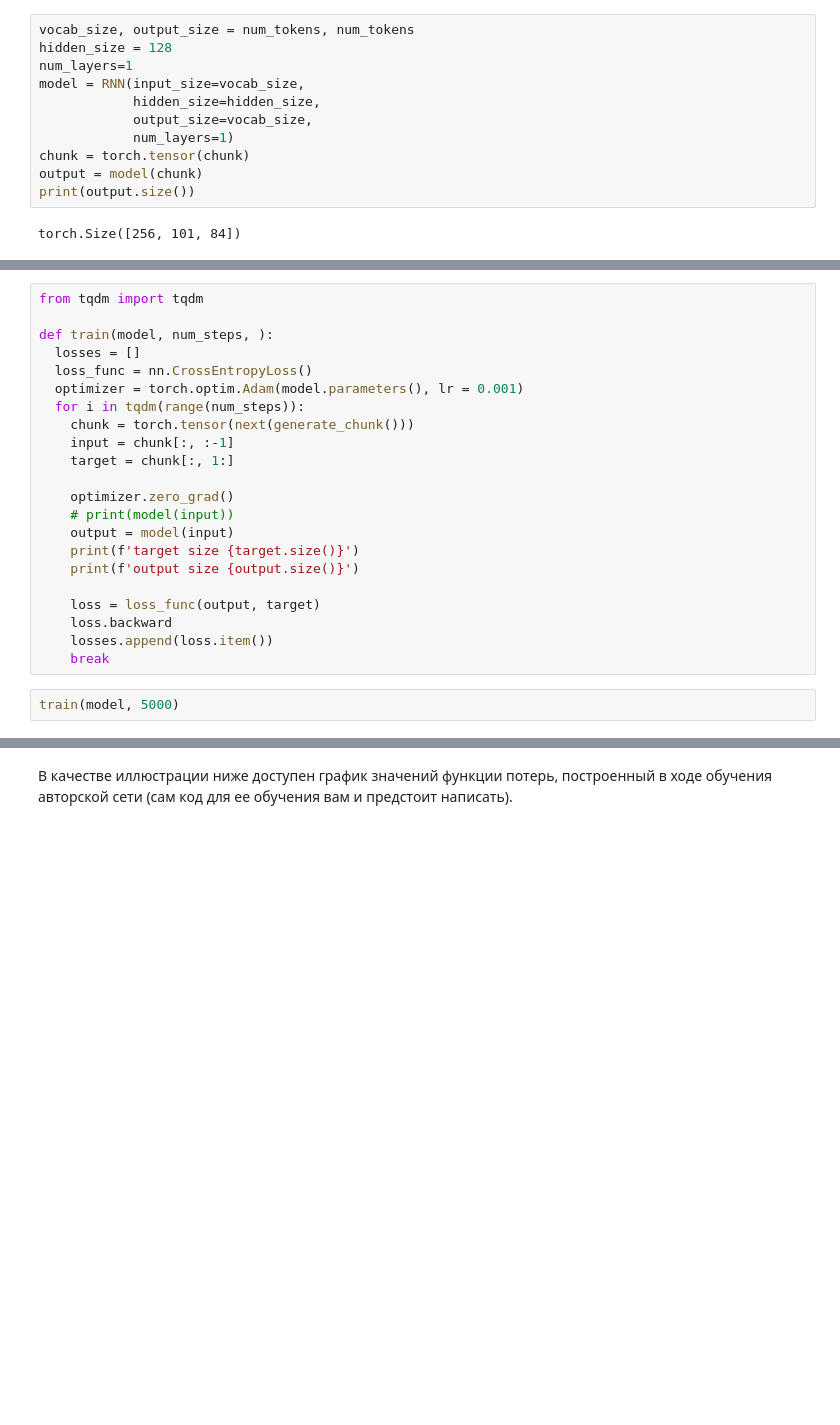
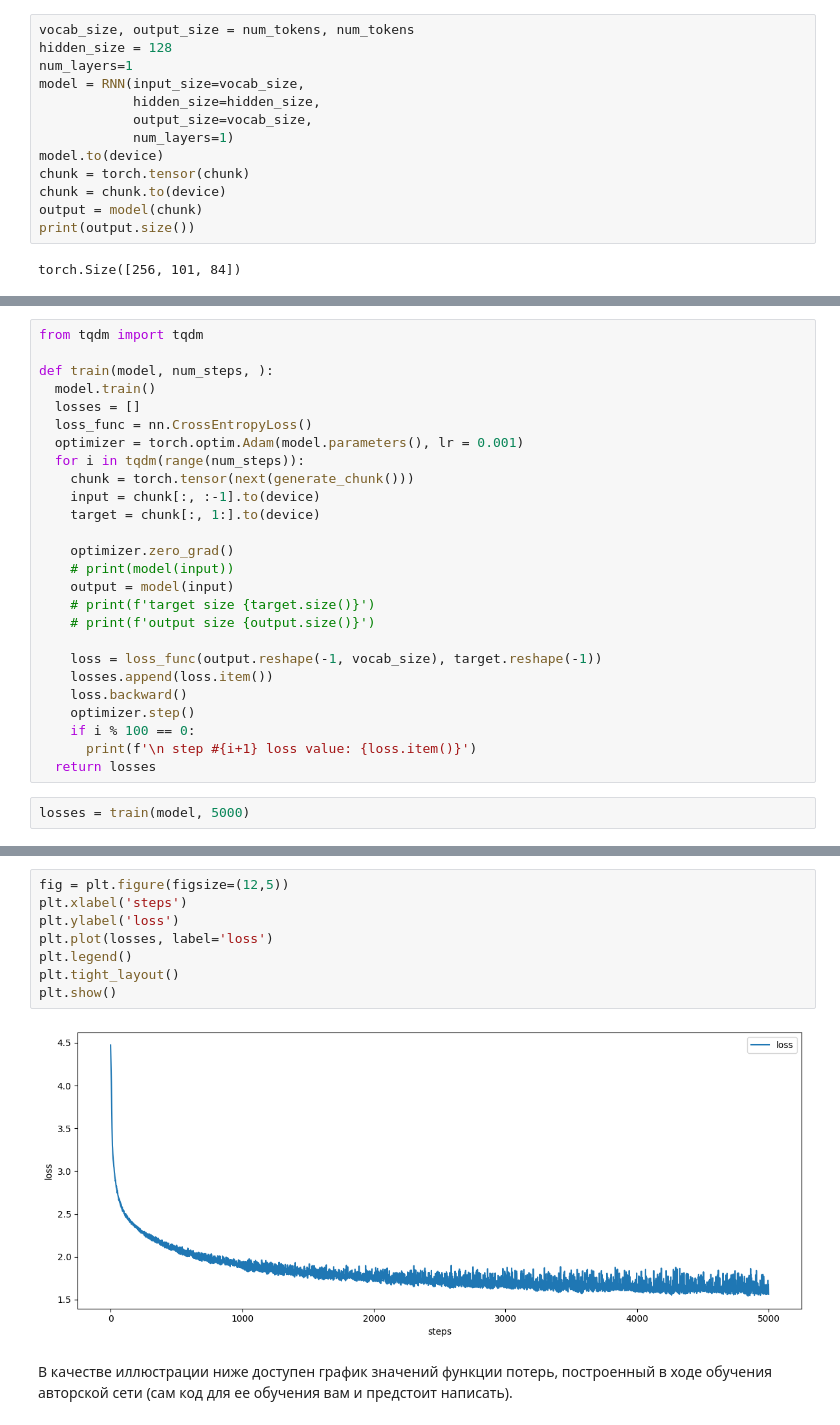
Before and after one commit to DmytryPan/ml-course, a Jupyter notebook: homeworks/hw02_attention_and_language_modeling/hw02_language_modeling.ipynb, the cells around one changed output, grey strips where cells are left out. Saved outputs shown, nothing was run; the diff lists cells and outputs as text; blank space fills up the shorter version.

```diff
--- a/homeworks/hw02_attention_and_language_modeling/hw02_language_modeling.ipynb
+++ b/homeworks/hw02_attention_and_language_modeling/hw02_language_modeling.ipynb
@@ -143,7 +143,9 @@ model = RNN(input_size=vocab_size,
             hidden_size=hidden_size,
             output_size=vocab_size,
             num_layers=1)
+model.to(device)
 chunk = torch.tensor(chunk)
+chunk = chunk.to(device)
 output = model(chunk)
 print(output.size())
 # %% [output]
@@ -162,24 +164,28 @@ tensor([[76,  1, 60,  ..., 63, 59, 56],
 from tqdm import tqdm
 
 def train(model, num_steps, ):
+  model.train()
   losses = []
   loss_func = nn.CrossEntropyLoss()
   optimizer = torch.optim.Adam(model.parameters(), lr = 0.001)
   for i in tqdm(range(num_steps)):
     chunk = torch.tensor(next(generate_chunk()))
-    input = chunk[:, :-1]
-    target = chunk[:, 1:]
+    input = chunk[:, :-1].to(device)
+    target = chunk[:, 1:].to(device)
 
     optimizer.zero_grad()
     # print(model(input))
     output = model(input)
-    print(f'target size {target.size()}')
-    print(f'output size {output.size()}')
+    # print(f'target size {target.size()}')
+    # print(f'output size {output.size()}')
 
-    loss = loss_func(output, target)
-    loss.backward
+    loss = loss_func(output.reshape(-1, vocab_size), target.reshape(-1))
     losses.append(loss.item())
-    break
+    loss.backward()
+    optimizer.step()
+    if i % 100 == 0:
+      print(f'\n step #{i+1} loss value: {loss.item()}')
+  return losses
 # %%
-train(model, 5000)
+losses = train(model, 5000)
 # %% [output]
@@ -189,2 +205,12 @@ RuntimeError: Expected target size [256, 84], got [256, 100]
+# %%
+fig = plt.figure(figsize=(12,5))
+plt.xlabel('steps')
+plt.ylabel('loss')
+plt.plot(losses, label='loss')
+plt.legend()
+plt.tight_layout()
+plt.show()
+# %% [output]
+[figure, added]
 # %% [markdown]
 В качестве иллюстрации ниже доступен график значений функции потерь, построенный в ходе обучения авторской сети (сам код для ее обучения вам и предстоит написать).
```
Also changed, not shown: parts of 13 cells of this notebook.
